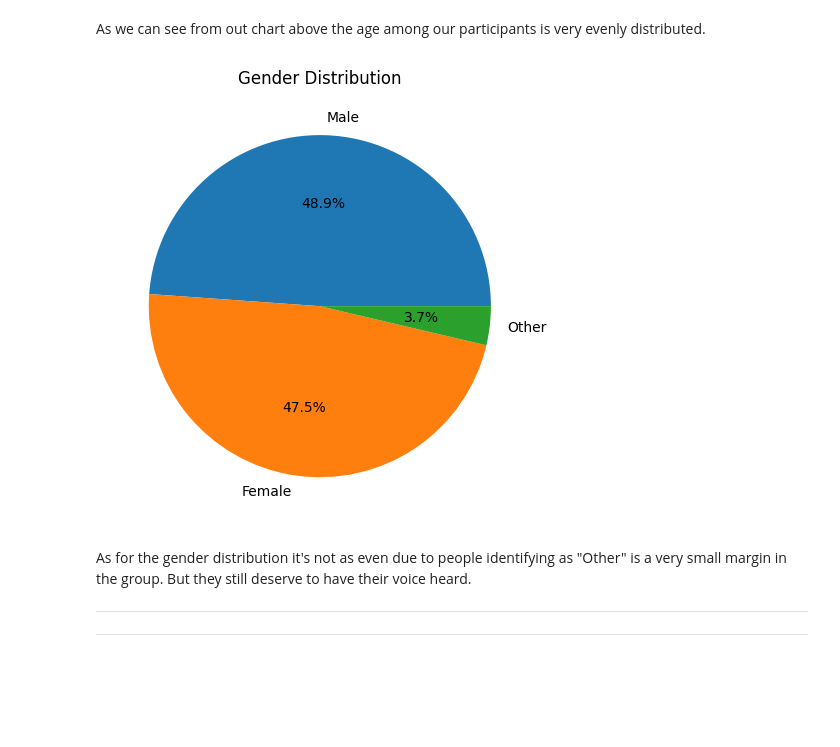
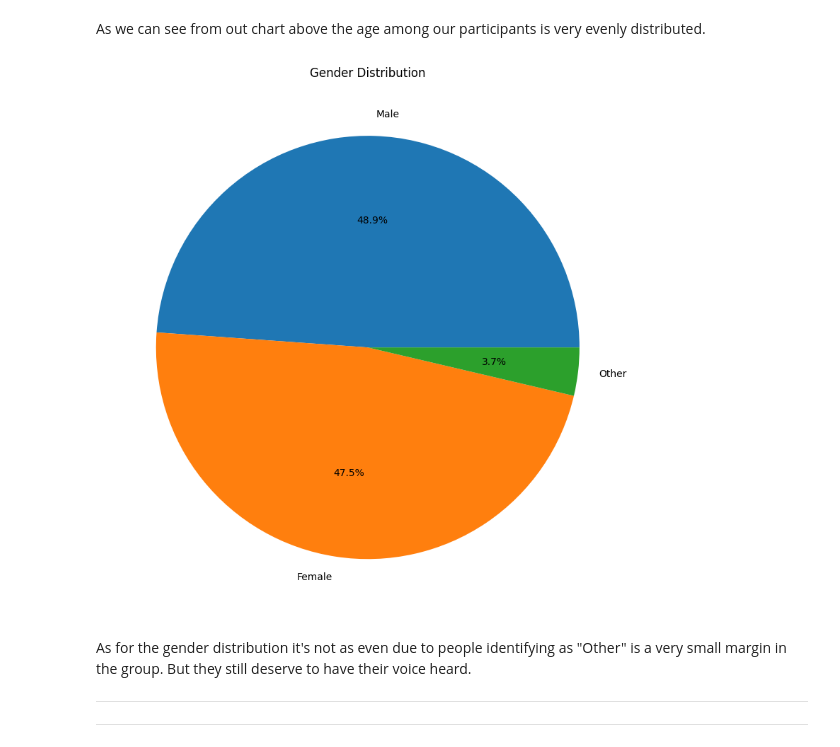
Before and after one commit to Chim-Cham/kk1-pythonAnalysis, a Jupyter notebook: notebook.ipynb, the cells around one changed output. Cells and saved outputs as stored; diff of their text form; code cells hidden in the pictures; blank space fills up the shorter version.

```diff
--- a/notebook.ipynb
+++ b/notebook.ipynb
@@ -138,16 +138,16 @@ plt.show()
 # %% [markdown]
 As we can see from out chart above the age among our participants is very evenly distributed.
 # %%
-fig, ax = plt.subplots()
+fig, ax = plt.subplots(1, 1, figsize=(10, 8))
 
 genders = dataset['gender'].value_counts()
 ax.pie(genders.values, labels=genders.index, autopct="%1.1f%%")
 ax.set_title("Gender Distribution")
 
 plt.tight_layout()
 plt.show()
 # %% [output]
-[figure, old version]
+[figure, new version]
 # %% [markdown]
 As for the gender distribution it's not as even due to people identifying as "Other" is a very small margin in the group. But they still deserve to have their voice heard.
 
```
Also changed, not shown: parts of 3 cells of this notebook.
